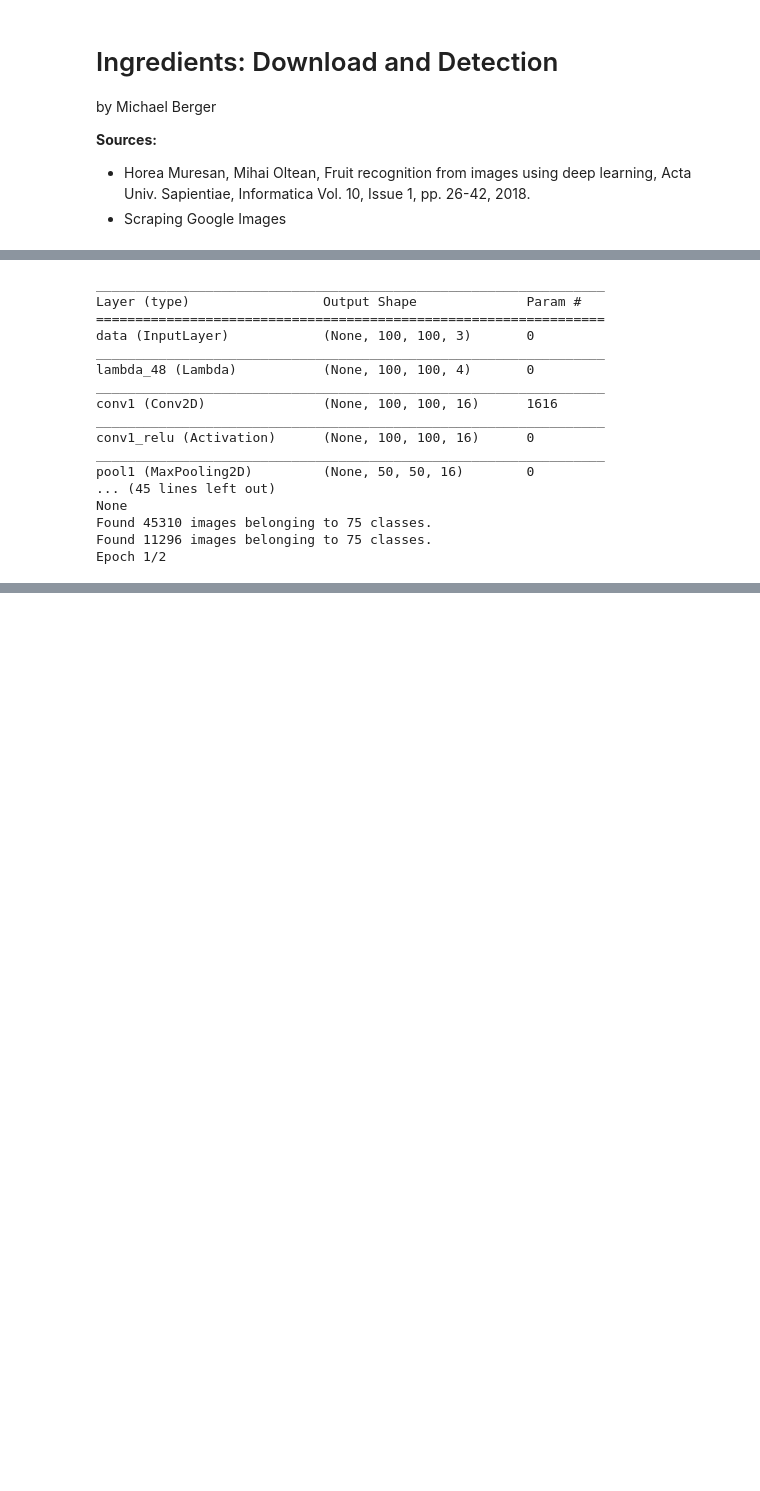
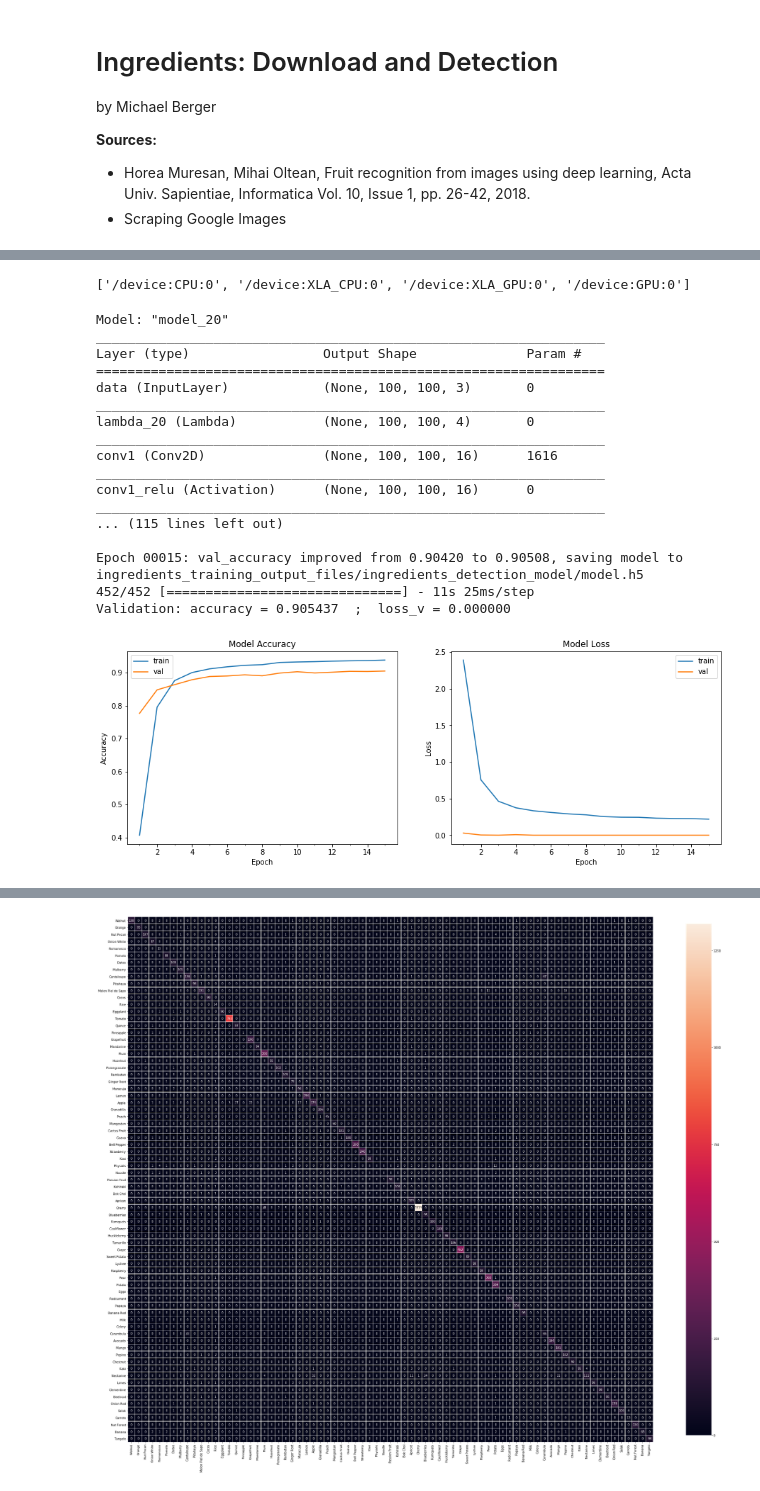
Before and after one commit to miberger/creative-cooking, a Jupyter notebook: ingredients_detection.ipynb, the cells around one changed output, grey strips where cells are left out. Saved outputs shown, nothing was run; the diff lists cells and outputs as text; code cells hidden in the pictures; blank space fills up the shorter version.

Commit message:
MB ingredients~ model trained

```diff
--- a/ingredients_detection.ipynb
+++ b/ingredients_detection.ipynb
@@ -102,8 +29,8 @@ ImageFile.LOAD_TRUNCATED_IMAGES = True
 # Paramaters for learning the ingredients detection mode
 
 # NN parameters
-epochs = 2
-batch_size = 50
+epochs = 15
+batch_size = 25
 validation_percent = 0.2
 learning_rate = 0.1 # initial learning rate
 min_learning_rate = 0.00001  # threshold to stop reducing learning rate
@@ -116,10 +43,9 @@ input_shape = (100, 100, 3)
 # Input and output parameters
 use_label_file = False  # set this to true if you want load the label names from a file; uses the label_file defined below; the file should contain the names of the used labels, each label on a separate line
 label_file = 'labels.txt'
-base_dir = './.' # for data and output files
-test_dir = os.path.join(base_dir, 'test')
-train_dir = os.path.join(base_dir, 'ingredients-train')
-output_dir = 'output_files'
+base_dir = '/home/miber/' # for data and output files
+train_dir = os.path.join(base_dir, 'data/ingredients-images/ingredients-train')
+output_dir = 'ingredients_training_output_files'
 # %%
 # Set up for model
 # Based on https://github.com/Horea94/Fruit-Images-Dataset
@@ -143,19 +69,18 @@ print(num_classes)
 # Functions for plotting, data generator and model evaluation
 def plot_model_history(model_history, out_path=""):
     '''
-    Creates two charts, one for accuracy, one for loss,
-    to show the evolution of these two metrics during the training process
+    Creating one accuracy and one loss chart over epochs
     '''
 
     fig, axs = plt.subplots(1, 2, figsize=(15, 5))
 
     # summarize history for accuracy
-    axs[0].plot(range(1, len(model_history.history['acc']) + 1), model_history.history['acc'])
-    axs[0].plot(range(1, len(model_history.history['val_acc']) + 1), model_history.history['val_acc'])
+    axs[0].plot(range(1, len(model_history.history['accuracy']) + 1), model_history.history['accuracy'])
+    axs[0].plot(range(1, len(model_history.history['val_accuracy']) + 1), model_history.history['val_accuracy'])
     axs[0].set_title('Model Accuracy')
     axs[0].set_ylabel('Accuracy')
     axs[0].set_xlabel('Epoch')
-    axs[0].set_xticks(np.arange(1, len(model_history.history['acc']) + 1), len(model_history.history['acc']))
+    axs[0].set_xticks(np.arange(1, len(model_history.history['accuracy']) + 1), len(model_history.history['accuracy']))
     axs[0].legend(['train', 'val'], loc='best')
 
     # summarize history for loss
@@ -205,8 +130,6 @@ def build_data_generators(train_folder, validation_percent=0.2, labels=None, ima
         vertical_flip=True,
         validation_split=validation_percent)
 
-    test_datagen = ImageDataGenerator()
-
     train_gen = train_datagen.flow_from_directory(train_folder, target_size=image_size, class_mode='sparse',
                                                   batch_size=batch_size, shuffle=True,
                                                   subset='training', classes=labels)
@@ -218,7 +141,8 @@ def build_data_generators(train_folder, validation_percent=0.2, labels=None, ima
     return train_gen, validation_gen
 
 
-def train_and_evaluate_model(model, name="", epochs=epochs, batch_size=batch_size, validation_percent=validation_percent, verbose=verbose, use_checkpoint=False):
+def train_and_evaluate_model(model, name="", epochs=epochs, batch_size=batch_size,
+                             validation_percent=validation_percent, verbose=verbose, use_checkpoint=False):
     '''
     Training and evaluating the model
 
@@ -239,6 +163,8 @@ def train_and_evaluate_model(model, name="", epochs=epochs, batch_size=batch_siz
     trainGen, validationGen = build_data_generators(train_dir, validation_percent=validation_percent,
                                                     labels=labels, image_size=image_size, batch_size=batch_size)
 
+    print('Training directory:\n', train_dir)
+
     optimizer = Adadelta(lr=learning_rate)
 
     model.compile(optimizer=optimizer, loss="sparse_categorical_crossentropy", metrics=["accuracy"])
@@ -246,7 +172,7 @@ def train_and_evaluate_model(model, name="", epochs=epochs, batch_size=batch_siz
     learning_rate_reduction = ReduceLROnPlateau(monitor='val_loss', patience=patience, verbose=verbose,
                                                 factor=learning_rate_reduction_factor, min_lr=min_learning_rate)
 
-    save_model = ModelCheckpoint(filepath=model_out_dir + "/model.h5", monitor='val_acc', verbose=verbose,
+    save_model = ModelCheckpoint(filepath=model_out_dir + "/model.h5", monitor='val_accuracy', verbose=verbose,
                                  save_best_only=True, save_weights_only=False, mode='max', period=1)
 
     history = model.fit_generator(generator=trainGen,
@@ -261,16 +187,14 @@ def train_and_evaluate_model(model, name="", epochs=epochs, batch_size=batch_siz
 
     validationGen.reset()
     loss_v, accuracy_v = model.evaluate_generator(validationGen, steps=(validationGen.n // batch_size) + 1, verbose=verbose)
-    loss, accuracy = model.evaluate_generator(testGen, steps=(testGen.n // batch_size) + 1, verbose=verbose)
 
     print("Validation: accuracy = %f  ;  loss_v = %f" % (accuracy_v, loss_v))
-    print("Test: accuracy = %f  ;  loss_v = %f" % (accuracy, loss))
 
     plot_model_history(history, out_path=model_out_dir)
 
     validationGen.reset()
     y_pred = model.predict_generator(validationGen, steps=(validationGen.n // batch_size) + 1, verbose=verbose)
-    y_true = testGen.classes[validationGen.index_array]
+    y_true = validationGen.classes[validationGen.index_array]
     plot_confusion_matrix(y_true, y_pred.argmax(axis=-1), labels, out_path=model_out_dir)
     class_report = classification_report(y_true, y_pred.argmax(axis=-1), target_names=labels)
 
@@ -281,4 +205,15 @@ def train_and_evaluate_model(model, name="", epochs=epochs, batch_size=batch_siz
 75
+# %%
+# Confirm GPU is working
+from tensorflow.python.client import device_lib
+
+def get_available_devices():
+    local_device_protos = device_lib.list_local_devices()
+    return [x.name for x in local_device_protos]
+
+print(get_available_devices())
+# %% [output]
+['/device:CPU:0', '/device:XLA_CPU:0', '/device:XLA_GPU:0', '/device:GPU:0']
 # %%
 # Model set up and learning
 # Based on https://github.com/Horea94/Fruit-Images-Dataset
@@ -288,10 +223,12 @@ def image_process(x):
     Creates a custom layer that converts the original image from
     RGB to HSV and grayscale and concatenates the results
     '''
+    import tensorflow as tf # needs to be in here, when loading the model back in
+
     hsv = tf.image.rgb_to_hsv(x)
     gray = tf.image.rgb_to_grayscale(x)
-    rez = tf.concat([hsv, gray], axis=-1)
-    return rez
+    image = tf.concat([hsv, gray], axis=-1)
+    return image
 
 
 def cnn_softmax_model(input_shape, num_classes):
@@ -314,39 +251,40 @@ def cnn_softmax_model(input_shape, num_classes):
     x = MaxPooling2D((2, 2), strides=(2, 2), padding='valid', name='pool3')(x)
     x = Conv2D(128, (5, 5), strides=(1, 1), padding='same', name='conv4')(x)
     x = Activation('relu', name='conv4_relu')(x)
     x = MaxPooling2D((2, 2), strides=(2, 2), padding='valid', name='pool4')(x)
     x = Conv2D(254, (5, 5), strides=(1, 1), padding='same', name='conv5')(x)
     x = Activation('relu', name='conv5_relu')(x)
     x = MaxPooling2D((2, 2), strides=(2, 2), padding='valid', name='pool5')(x)
     x = Flatten()(x)
     x = Dense(1024, activation='relu', name='fcl1')(x)
     x = Dropout(0.2)(x)
     x = Dense(508, activation='relu', name='fcl2')(x)
     x = Dropout(0.2)(x)
     x = Dense(128, activation='relu', name='fcl3')(x)
     x = Dropout(0.2)(x)
     out = Dense(num_classes, activation='softmax', name='predictions')(x)
-    rez = Model(inputs=img_input, outputs=out)
-    return rez
+    model = Model(inputs=img_input, outputs=out)
+    return model
 
 # Training and evaluating the model
 model = cnn_softmax_model(input_shape=input_shape, num_classes=num_classes)
 train_and_evaluate_model(model, name="ingredients_detection_model")
 # %% [output]
+Model: "model_20"
 _________________________________________________________________
 Layer (type)                 Output Shape              Param #
 =================================================================
 data (InputLayer)            (None, 100, 100, 3)       0
 _________________________________________________________________
-lambda_48 (Lambda)           (None, 100, 100, 4)       0
+lambda_20 (Lambda)           (None, 100, 100, 4)       0
 _________________________________________________________________
 conv1 (Conv2D)               (None, 100, 100, 16)      1616
 _________________________________________________________________
 conv1_relu (Activation)      (None, 100, 100, 16)      0
 _________________________________________________________________
-pool1 (MaxPooling2D)         (None, 50, 50, 16)        0
-... (45 lines left out)
-None
-Found 45310 images belonging to 75 classes.
-Found 11296 images belonging to 75 classes.
-Epoch 1/2
+... (115 lines left out)
+
+Epoch 00015: val_accuracy improved from 0.90420 to 0.90508, saving model to ingredients_training_output_files/ingredients_detection_model/model.h5
+452/452 [==============================] - 11s 25ms/step
+Validation: accuracy = 0.905437  ;  loss_v = 0.000000
+[figure, added]
@@ -353,0 +292 @@ OSError: cannot identify image file './.\\train\\Dates\\22.Halawi-Dates-8-Pounds
+[figure, added]
```
Also changed, not shown: parts of 7 cells of this notebook, 5 other files.
